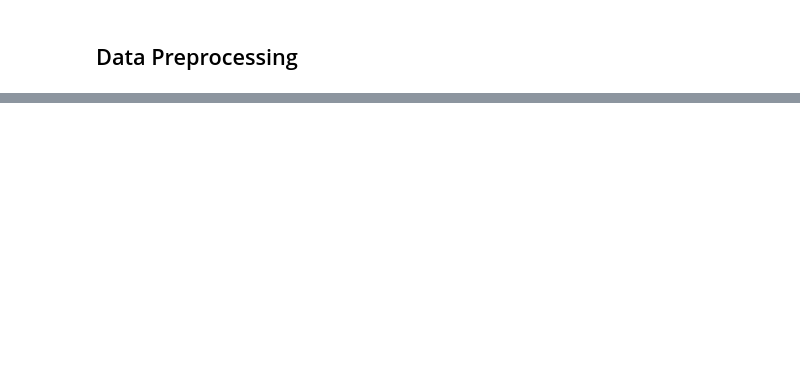
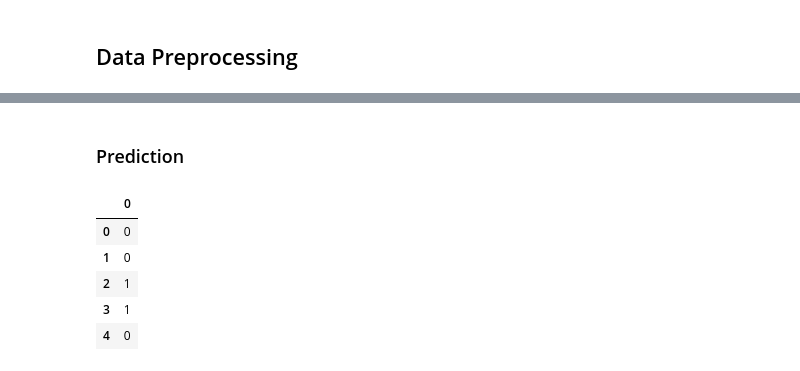
Before and after one commit to luthfanali/project-heart-failure, a Jupyter notebook: project_luthfan.ipynb, the cells around one changed output, grey strips where cells are left out. Saved outputs shown, nothing was run; the diff lists cells and outputs as text; code cells hidden in the pictures; blank space fills up the shorter version.

```diff
--- a/project_luthfan.ipynb
+++ b/project_luthfan.ipynb
@@ -61,0 +193,12 @@ def extract_input_output
+# %% [markdown]
+### Prediction
+# %%
+predicted_logreg = pd.DataFrame(logreg.predict(x_train_clean))
+predicted_logreg.head()
+# %% [output]
+|  | 0 |
+| 0 | 0 |
+| 1 | 0 |
+| 2 | 1 |
+| 3 | 1 |
+| 4 | 0 |
```
Also changed, not shown: parts of 35 cells of this notebook.
